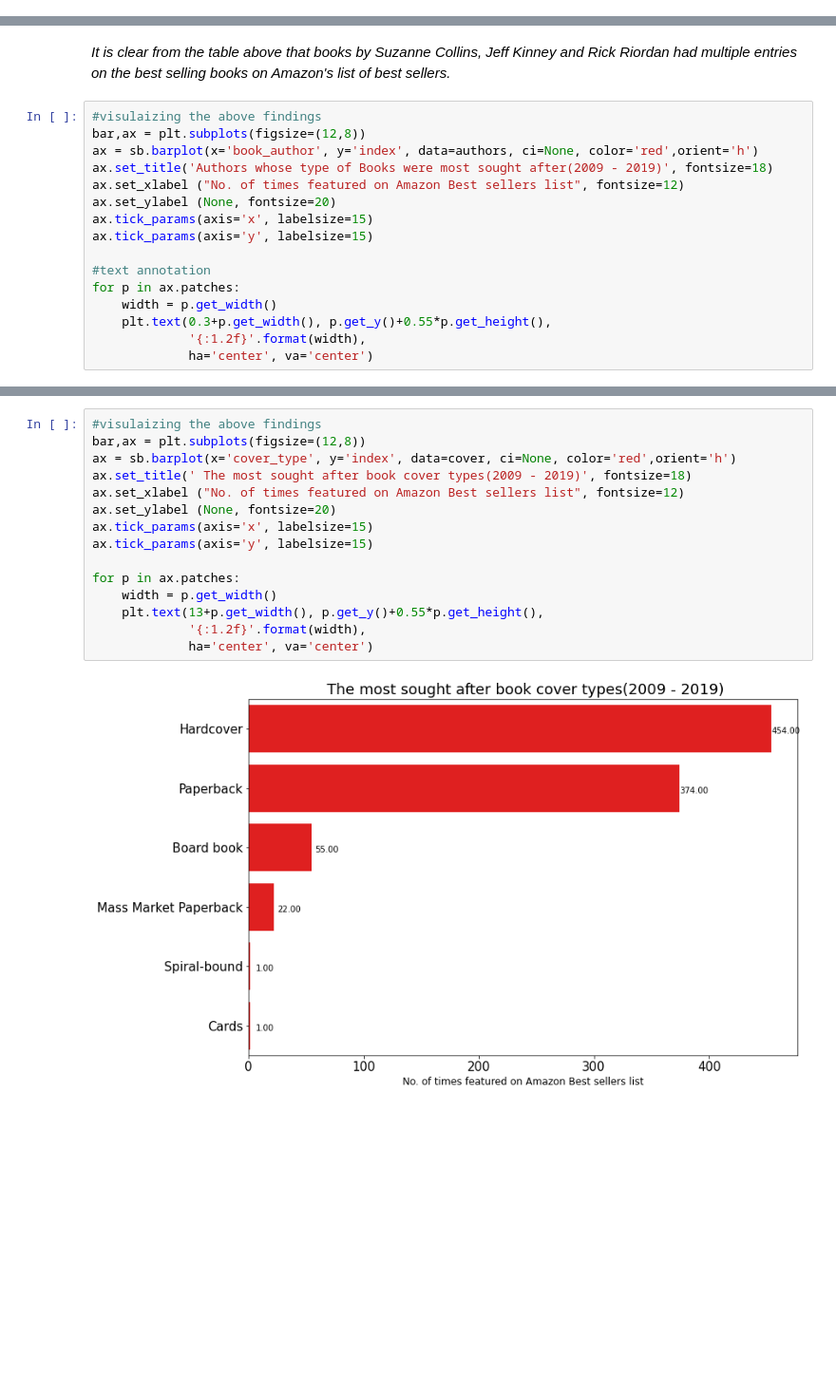
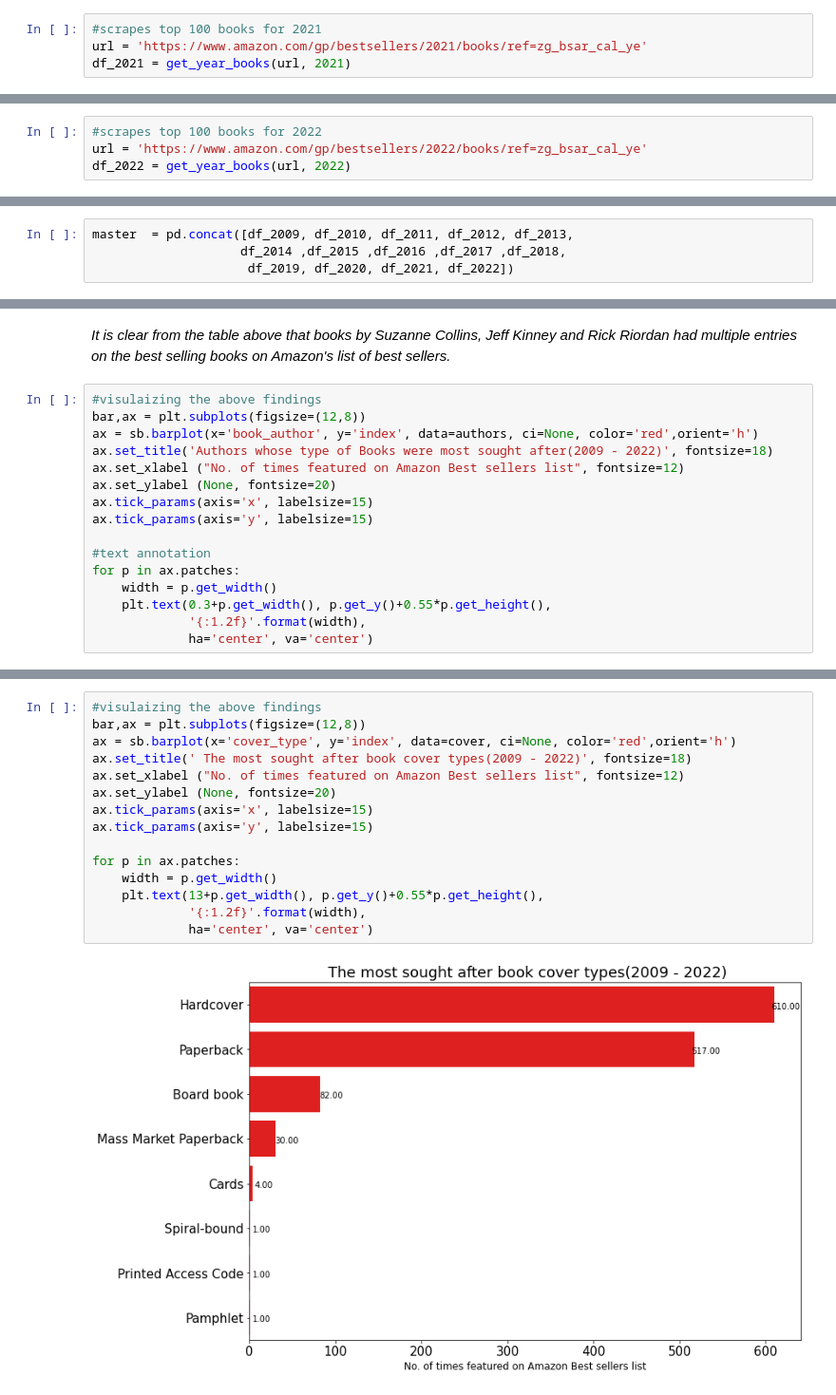
Before and after one commit to kazeemfatai26/Hamoye_StageE_project, a Jupyter notebook: Amazon_Data_Curation.ipynb, the cells around one changed output, grey strips where cells are left out. Shown at 95% size. Saved outputs shown, nothing was run; the diff lists cells and outputs as text; blank space fills up the shorter version.

Commit message:
updated the scraper

```diff
--- a/Amazon_Data_Curation.ipynb
+++ b/Amazon_Data_Curation.ipynb
@@ -253,0 +337,4 @@ master.tail(10)
+# %%
+#scrapes top 100 books for 2021
+url = 'https://www.amazon.com/gp/bestsellers/2021/books/ref=zg_bsar_cal_ye'
+df_2021 = get_year_books(url, 2021)
@@ -253,0 +345,4 @@ master.tail(10)
+# %%
+#scrapes top 100 books for 2022
+url = 'https://www.amazon.com/gp/bestsellers/2022/books/ref=zg_bsar_cal_ye'
+df_2022 = get_year_books(url, 2022)
@@ -254,3 +369,7 @@ master.tail(10)
+# %%
+master  = pd.concat([df_2009, df_2010, df_2011, df_2012, df_2013,
+                    df_2014 ,df_2015 ,df_2016 ,df_2017 ,df_2018,
+                     df_2019, df_2020, df_2021, df_2022])
 # %%
 #shows the info of the master dataframe
 master.info()
@@ -455,7 +557,7 @@ authors
 #visulaizing the above findings
 bar,ax = plt.subplots(figsize=(12,8))
 ax = sb.barplot(x='book_author', y='index', data=authors, ci=None, color='red',orient='h')
-ax.set_title('Authors whose type of Books were most sought after(2009 - 2019)', fontsize=18)
+ax.set_title('Authors whose type of Books were most sought after(2009 - 2022)', fontsize=18)
 ax.set_xlabel ("No. of times featured on Amazon Best sellers list", fontsize=12)
 ax.set_ylabel (None, fontsize=20)
 ax.tick_params(axis='x', labelsize=15)
@@ -490,18 +594,18 @@ cover
 # %%
 #visulaizing the above findings
 bar,ax = plt.subplots(figsize=(12,8))
 ax = sb.barplot(x='cover_type', y='index', data=cover, ci=None, color='red',orient='h')
-ax.set_title(' The most sought after book cover types(2009 - 2019)', fontsize=18)
+ax.set_title(' The most sought after book cover types(2009 - 2022)', fontsize=18)
 ax.set_xlabel ("No. of times featured on Amazon Best sellers list", fontsize=12)
 ax.set_ylabel (None, fontsize=20)
 ax.tick_params(axis='x', labelsize=15)
 ax.tick_params(axis='y', labelsize=15)
 
 for p in ax.patches:
     width = p.get_width()
     plt.text(13+p.get_width(), p.get_y()+0.55*p.get_height(),
              '{:1.2f}'.format(width),
              ha='center', va='center')
 # %% [output]
-[figure, old version]
+[figure, new version]
 # %% [markdown]
```
Also changed, not shown: parts of 46 cells of this notebook, 1 other file.
